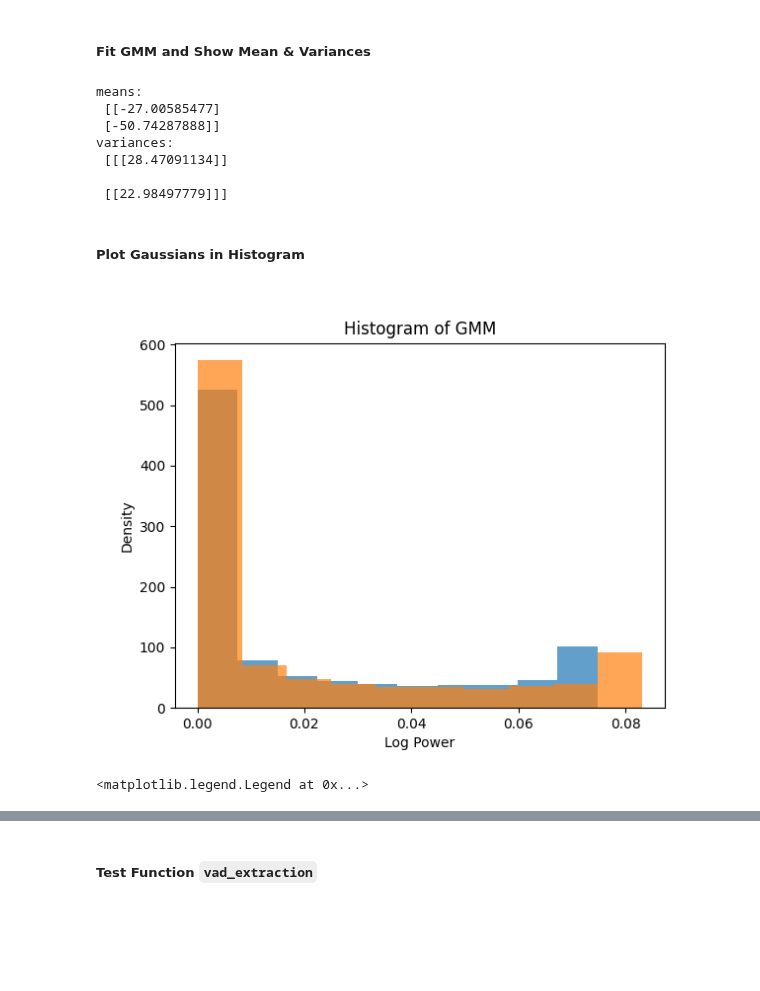
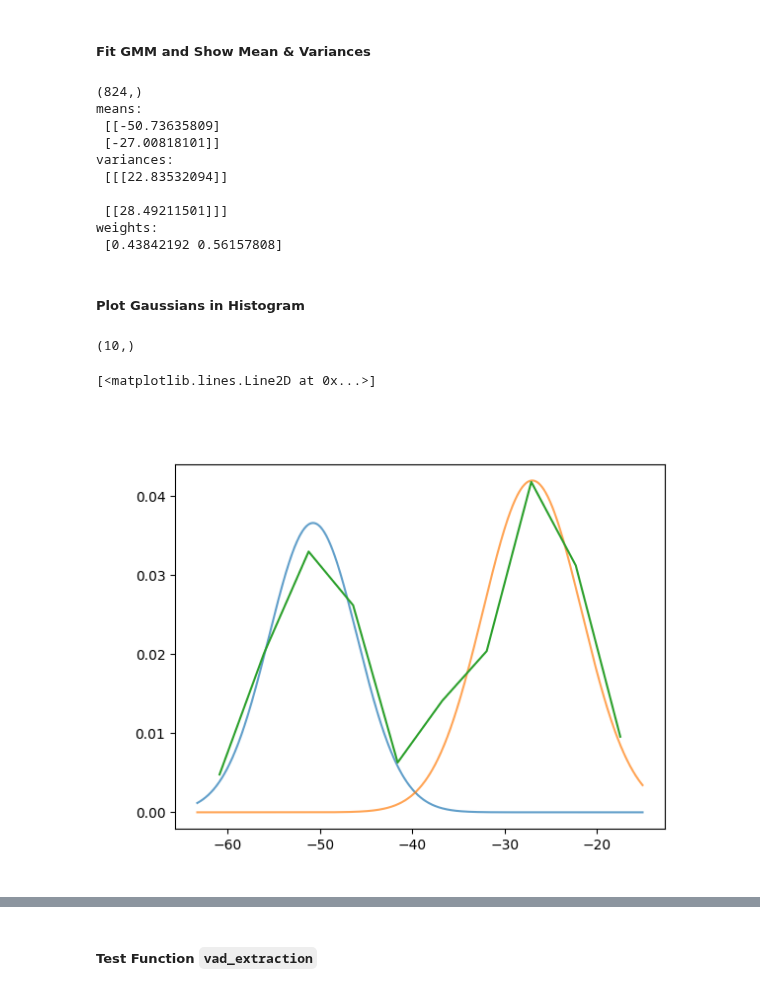
Before and after one commit to kasperikaivola/python-audio-processing, a Jupyter notebook: prerequisites/06_data_augmentation/test_augmentation.ipynb, the cells around one changed output, grey strips where cells are left out. Cells and saved outputs as stored; diff of their text form; code cells hidden in the pictures; blank space fills up the shorter version.

```diff
--- a/prerequisites/06_data_augmentation/test_augmentation.ipynb
+++ b/prerequisites/06_data_augmentation/test_augmentation.ipynb
@@ -66,43 +64,57 @@ plt.show()
 from sklearn.mixture import GaussianMixture
 
 #fit a GMM with two components to the speech power
+print(log_power.shape)
 gmm = GaussianMixture(n_components=2, random_state=0).fit(log_power.reshape(-1, 1))
 print("means:\n",gmm.means_)
 print("variances:\n",gmm.covariances_)
+print("weights:\n",gmm.weights_)
 # %% [output]
+(824,)
 means:
- [[-27.00585477]
- [-50.74287888]]
+ [[-50.73635809]
+ [-27.00818101]]
 variances:
- [[[28.47091134]]
+ [[[22.83532094]]
 
- [[22.98497779]]]
+ [[28.49211501]]]
+weights:
+ [0.43842192 0.56157808]
 # %% [markdown]
 ##### Plot Gaussians in Histogram
 # %%
 def gaussian(x, m, cov):
     """ Return probability for value(s) *x* of gaussian / normal distribution
         with mean *m* and standard deviation *cov*
     """
     std = np.sqrt(cov)
     y = np.exp(-((x - m) / std)**2 / 2) / np.sqrt(2*np.pi) / std
     return y
 
 # YOUR CODE HERE
 x = np.linspace(log_power.min(), log_power.max(), 1000)
+
+#plt.figure()
+#plt.xlabel('Log Power')
+#plt.ylabel('Density')
+#plt.title('Histogram of GMM')
+# Plot the GMM components
 plt.figure()
-plt.xlabel('Log Power')
-plt.ylabel('Density')
-plt.title('Histogram of GMM')
-# Plot the GMM components
 for i in range(2):
     mean = gmm.means_[i, 0]
     covariance = gmm.covariances_[i, 0, 0]
-    plt.hist(gaussian(x, mean, covariance), label=f'Component {i+1}',alpha=0.7)
-plt.show()
-plt.legend()
+    plt.plot(x,gaussian(x, mean, covariance)*gmm.weights_[i], label=f'Component {i+1}',alpha=0.7)
+#axs[1].hist(log_power)
+#density = scipy.stats.gaussian_kde(log_power)
+#plt.plot(density(x))
+hist,bin_edges = np.histogram(log_power,bins=10,density=True)
+x2 = np.linspace(log_power.min(), log_power.max(), len(hist))
+print(np.shape(hist))
+bincenters = (bin_edges[:-1]+bin_edges[1:])/2
+plt.plot(bincenters,hist)
 # %% [output]
+(10,)
+[<matplotlib.lines.Line2D at 0x...>]
-[figure, old version]
+[figure, new version]
-<matplotlib.legend.Legend at 0x...>
 # %%
 # frames containing speech and posterior proba
```
Also changed, not shown: parts of 7 cells of this notebook, 1 other file.
